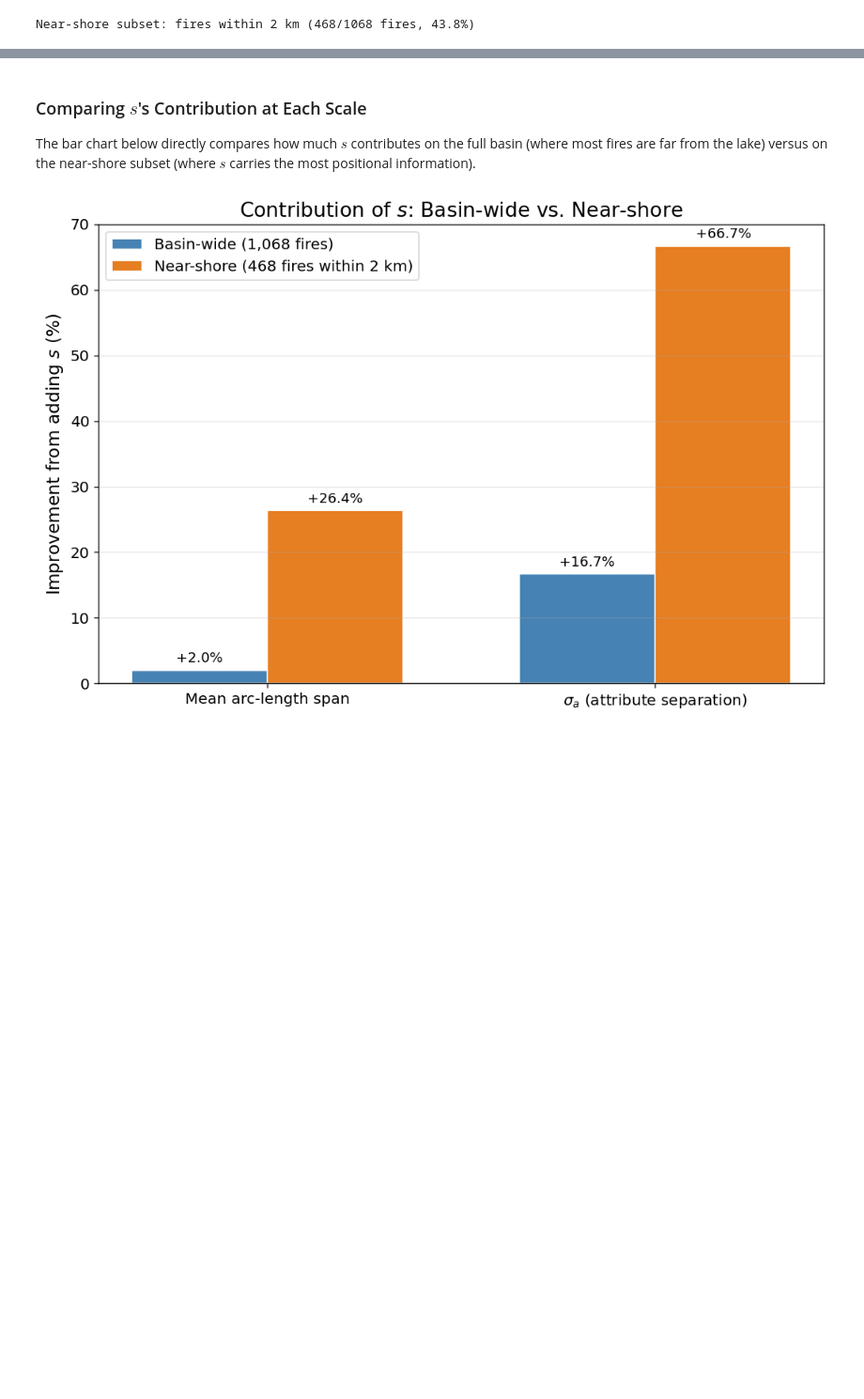
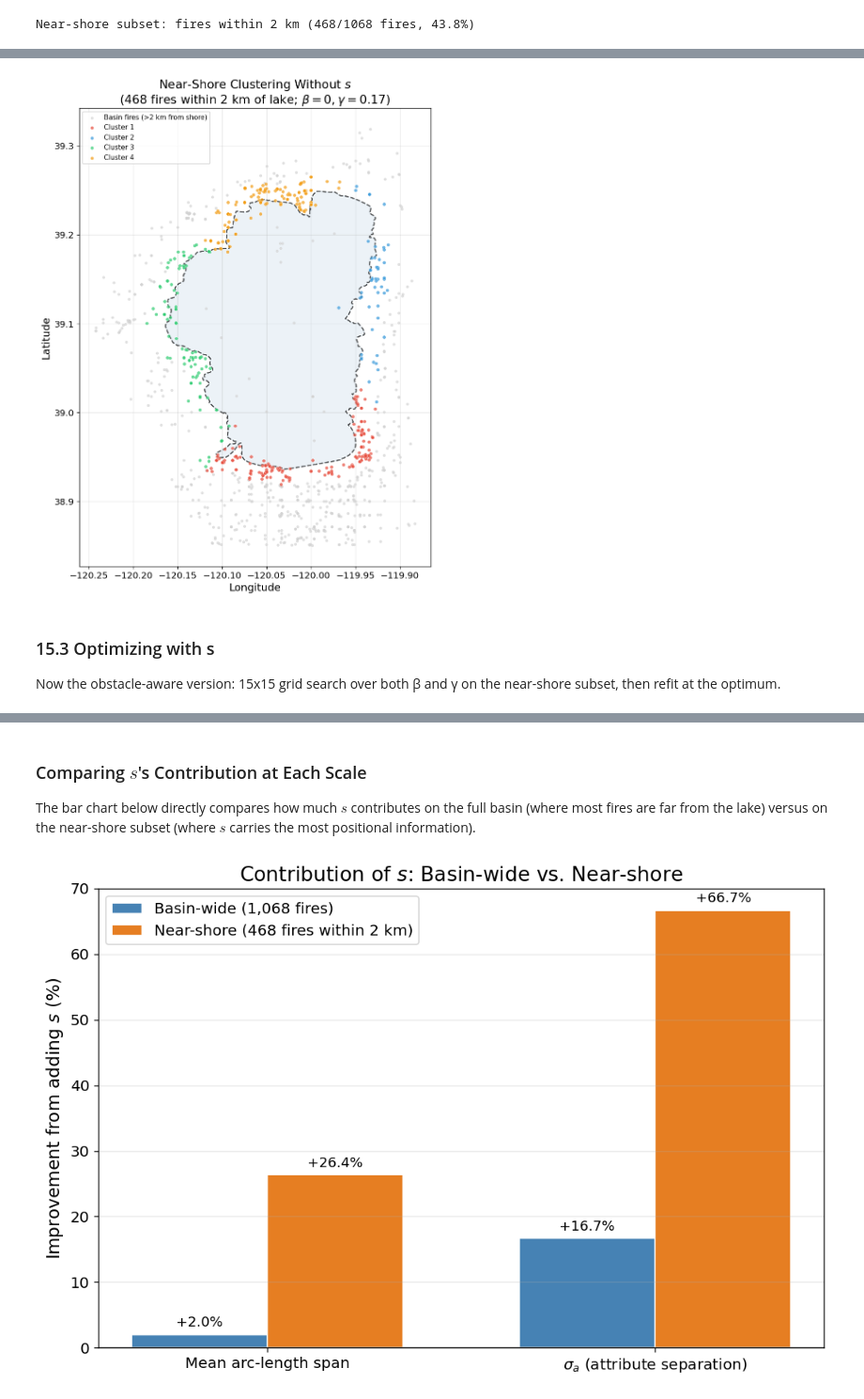
Before and after one commit to Michele-75/obstacle-aware-clustering, a Jupyter notebook: notebooks/03_clustering_wildfires.ipynb, the cells around one changed output, grey strips where cells are left out. Shown at 94% size. Saved outputs shown, nothing was run; the diff lists cells and outputs as text; code cells hidden in the pictures; blank space fills up the shorter version.

```diff
--- a/notebooks/03_clustering_wildfires.ipynb
+++ b/notebooks/03_clustering_wildfires.ipynb
@@ -1446 +1531,43 @@ Optimal weights tuned on the full basin may not be the right balance for fires c
+# %%
+# Plot near-shore clustering without s (writeup-style, basin fires grayed)
+fig, ax = plt.subplots(figsize=(10, 10))
+
+# Lake boundary
+ax.plot(spline_pts[:, 0], spline_pts[:, 1], color='black', linestyle='--',
+        linewidth=1.5, alpha=0.7)
+ax.fill(spline_pts[:, 0], spline_pts[:, 1], alpha=0.1, color='steelblue')
+
+# Basin fires in gray for context
+basin_mask = ~near_mask
+ax.scatter(fires['LONGITUDE'].values[basin_mask],
+           fires['LATITUDE'].values[basin_mask],
+           c='lightgray', s=8, alpha=0.6, zorder=2,
+           label='Basin fires (>2 km from shore)')
+
+# Near-shore fires colored by cluster (no-s aligned labels)
+fires_near = fires[near_mask].reset_index(drop=True)
+for i in range(k):
+    mask = labels_near_no_s_aligned == i
+    ax.scatter(fires_near['LONGITUDE'].values[mask],
+               fires_near['LATITUDE'].values[mask],
+               c=CLUSTER_COLORS[i], s=20, alpha=0.7,
+               label=f'Cluster {i+1}', zorder=3,
+               edgecolors='white', linewidth=0.3)
+
+ax.set_xlabel('Longitude')
+ax.set_ylabel('Latitude')
+ax.set_title(r'Near-Shore Clustering Without $s$' + '\n' +
+             rf'({n_near} fires within {threshold_km:.0f} km of lake; '
+             rf'$\beta = 0, \gamma = {opt_gamma_near_no_s:.2f}$)')
+ax.legend(loc='best', fontsize=9)
+ax.set_aspect('equal')
+ax.grid(True, alpha=0.3)
+plt.tight_layout()
+plt.show()
+# %% [output]
+[figure, added]
+# %% [markdown]
+### 15.3 Optimizing with s
+
+Now the obstacle-aware version: 15x15 grid search over both β and γ on the near-shore subset, then refit at the optimum.
 # %%
```
Also changed, not shown: parts of 12 cells of this notebook, 2 other files.
